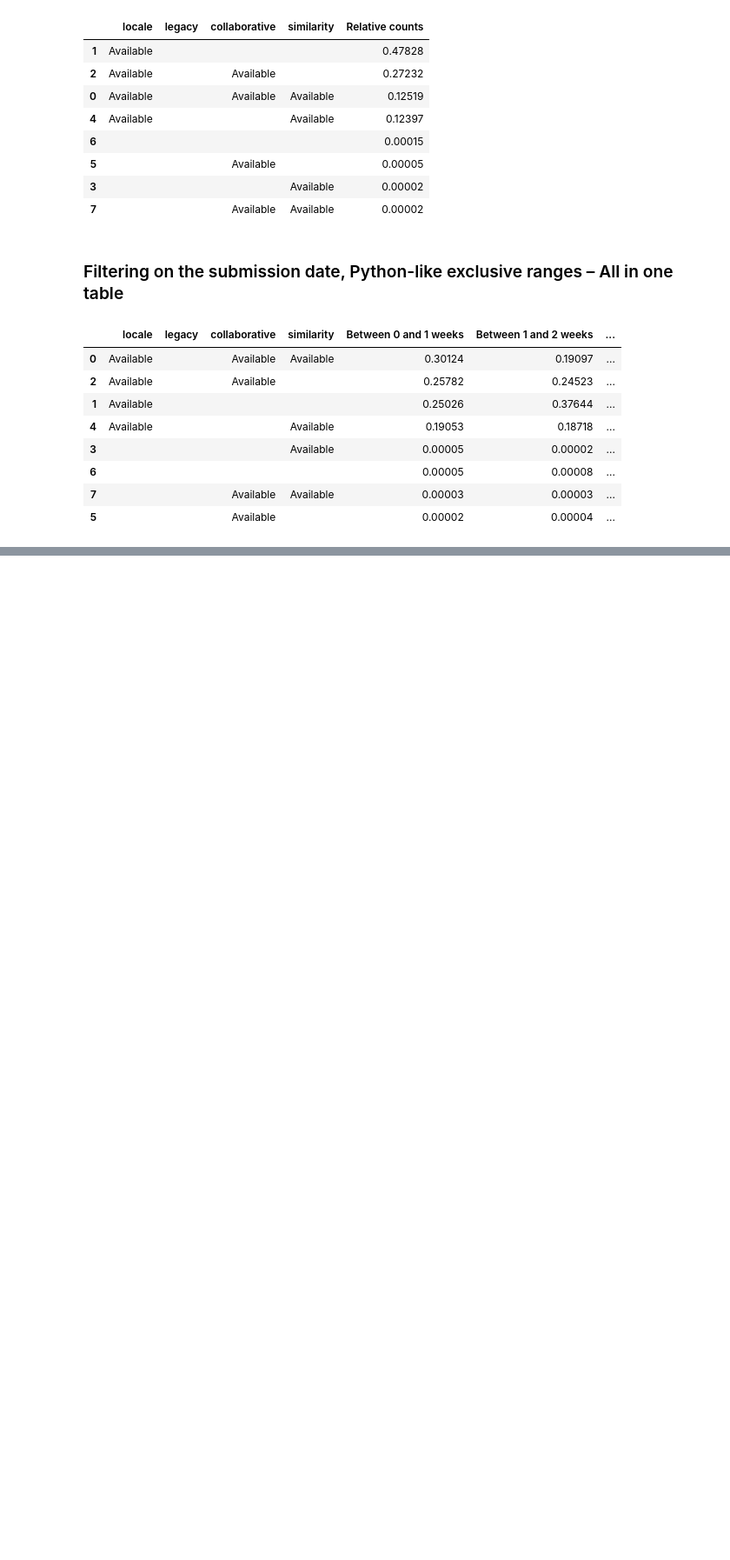
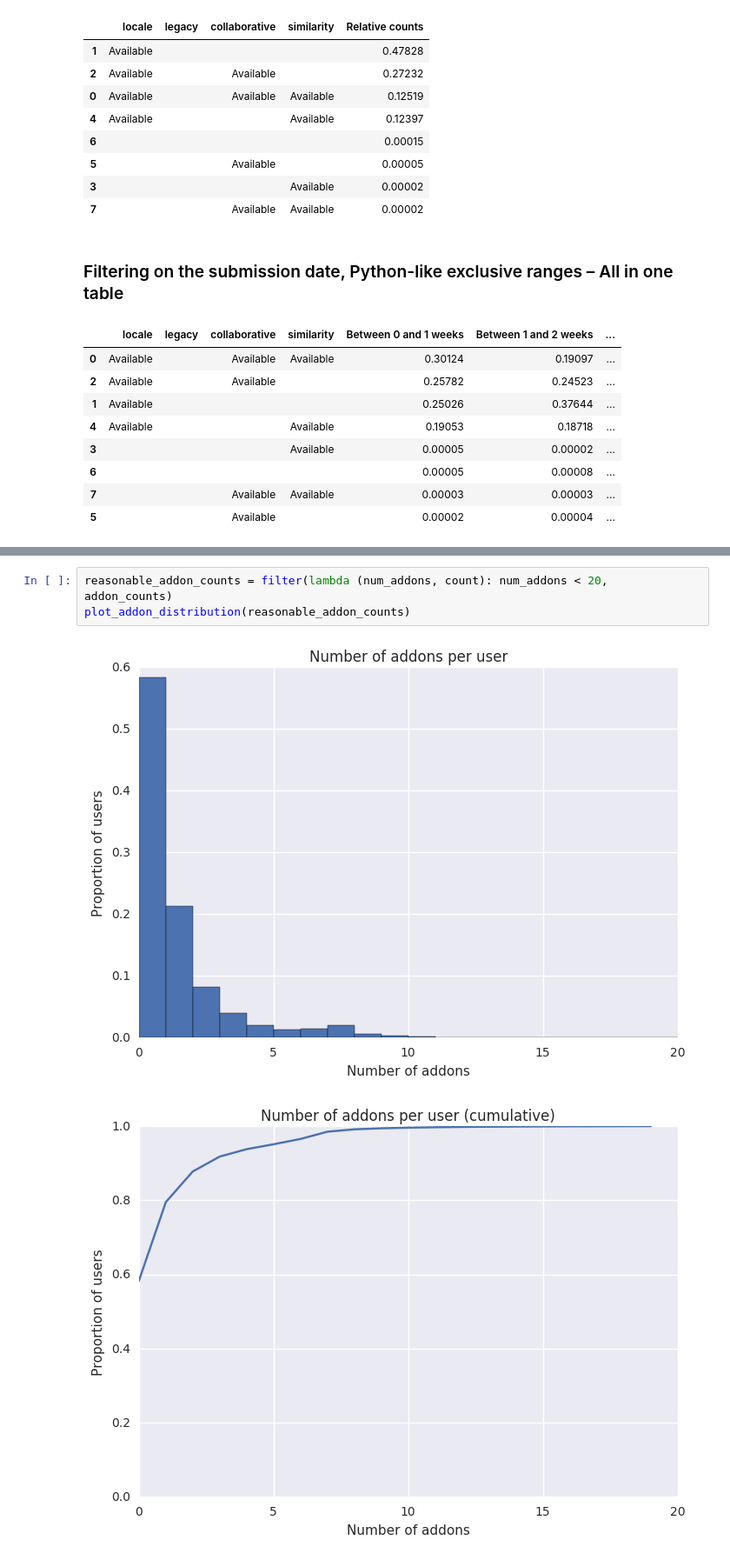
Before and after one commit to florian/taar-prototyping, a Jupyter notebook: evaluation.ipynb, the cells around one changed output, grey strips where cells are left out. Shown: that part at 87% size. Saved outputs shown, nothing was run; the diff lists cells and outputs as text; blank space fills up the shorter version.

```diff
--- a/evaluation.ipynb
+++ b/evaluation.ipynb
@@ -525,0 +574,6 @@ display_merged_filtered_results(counts, titles, total_results, combinations, lab
+# %%
+reasonable_addon_counts = filter(lambda (num_addons, count): num_addons < 20, addon_counts)
+plot_addon_distribution(reasonable_addon_counts)
+# %% [output]
+[figure, added]
+[figure, added]
```
Also changed, not shown: parts of 10 cells of this notebook, 5 other files.
